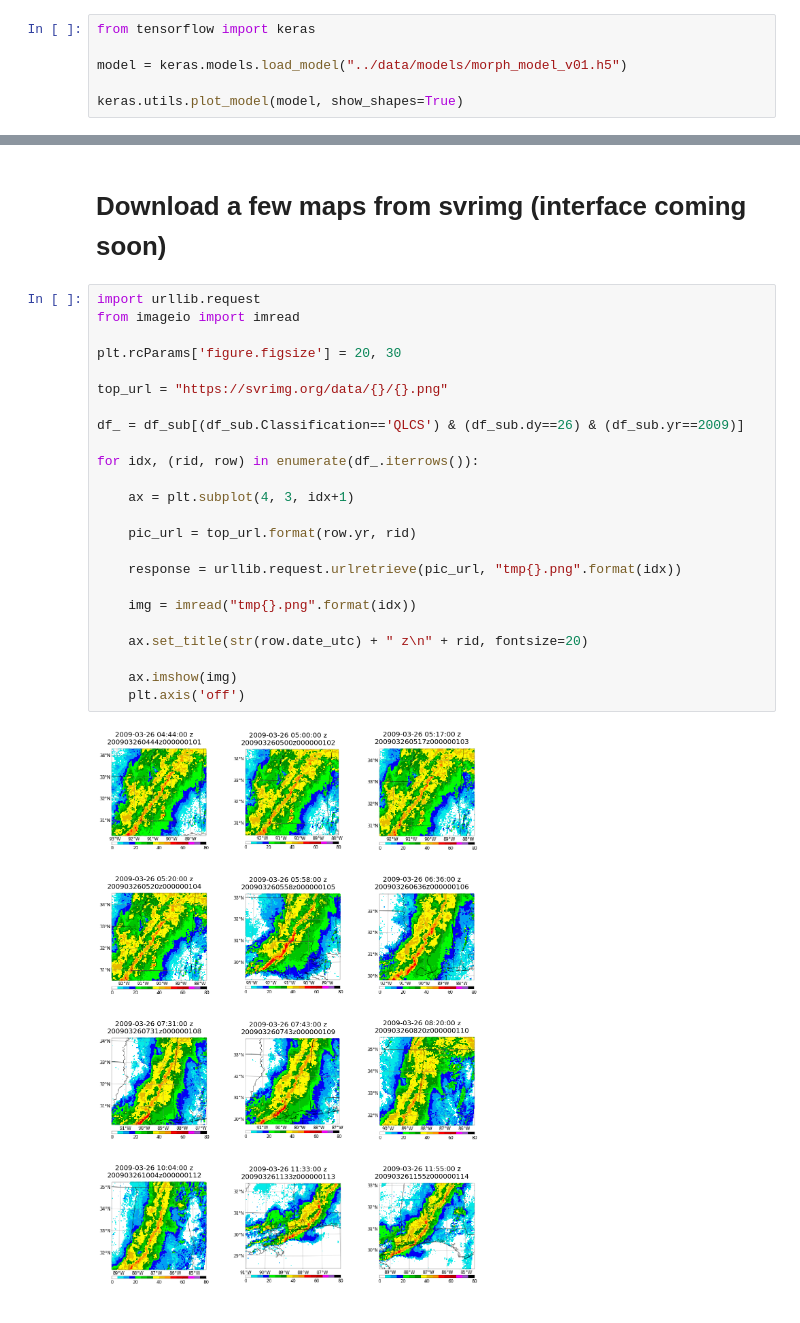
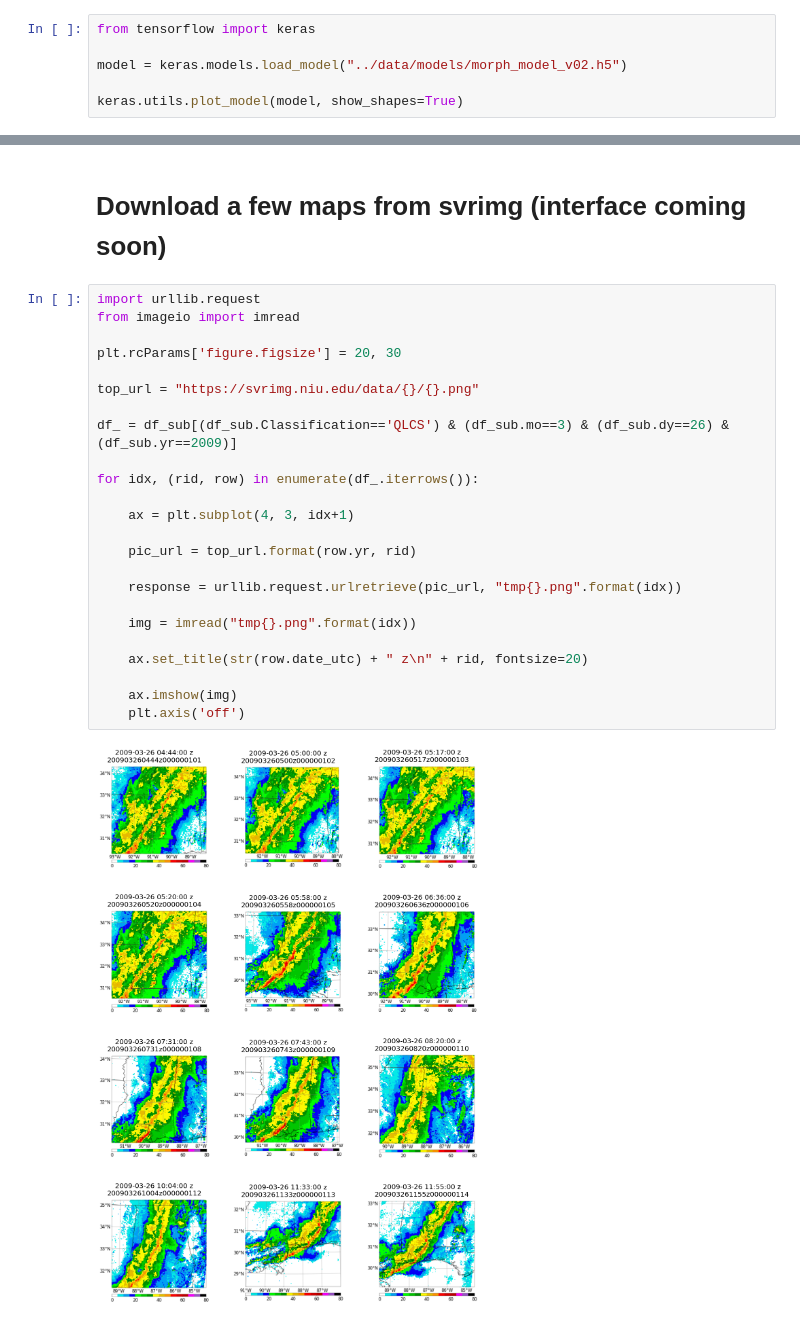
Before and after one commit to ahaberlie/SVRIMG, a Jupyter notebook: examples/March_Storm_Mode_MS_AL.ipynb, the cells around one changed output, grey strips where cells are left out. Cells and saved outputs as stored; diff of their text form.

```diff
--- a/examples/March_Storm_Mode_MS_AL.ipynb
+++ b/examples/March_Storm_Mode_MS_AL.ipynb
@@ -70,7 +70,7 @@ You can create your own in the notebook "Train_Model"
 # %%
 from tensorflow import keras
 
-model = keras.models.load_model("../data/models/morph_model_v01.h5")
+model = keras.models.load_model("../data/models/morph_model_v02.h5")
 
 keras.utils.plot_model(model, show_shapes=True)
 # %% [output]
@@ -149,26 +148,26 @@ counts[['om']].sort_values('om', ascending=False)
 # %%
 import urllib.request
 from imageio import imread
 
 plt.rcParams['figure.figsize'] = 20, 30
 
-top_url = "https://svrimg.org/data/{}/{}.png"
+top_url = "https://svrimg.niu.edu/data/{}/{}.png"
 
-df_ = df_sub[(df_sub.Classification=='QLCS') & (df_sub.dy==26) & (df_sub.yr==2009)]
+df_ = df_sub[(df_sub.Classification=='QLCS') & (df_sub.mo==3) & (df_sub.dy==26) & (df_sub.yr==2009)]
 
 for idx, (rid, row) in enumerate(df_.iterrows()):
 
     ax = plt.subplot(4, 3, idx+1)
 
     pic_url = top_url.format(row.yr, rid)
 
     response = urllib.request.urlretrieve(pic_url, "tmp{}.png".format(idx))
 
     img = imread("tmp{}.png".format(idx))
 
     ax.set_title(str(row.date_utc) + " z\n" + rid, fontsize=20)
 
     ax.imshow(img)
     plt.axis('off')
 # %% [output]
-[figure, old version]
+[figure, new version]
```
Also changed, not shown: parts of 3 cells of this notebook, 8 other files.
